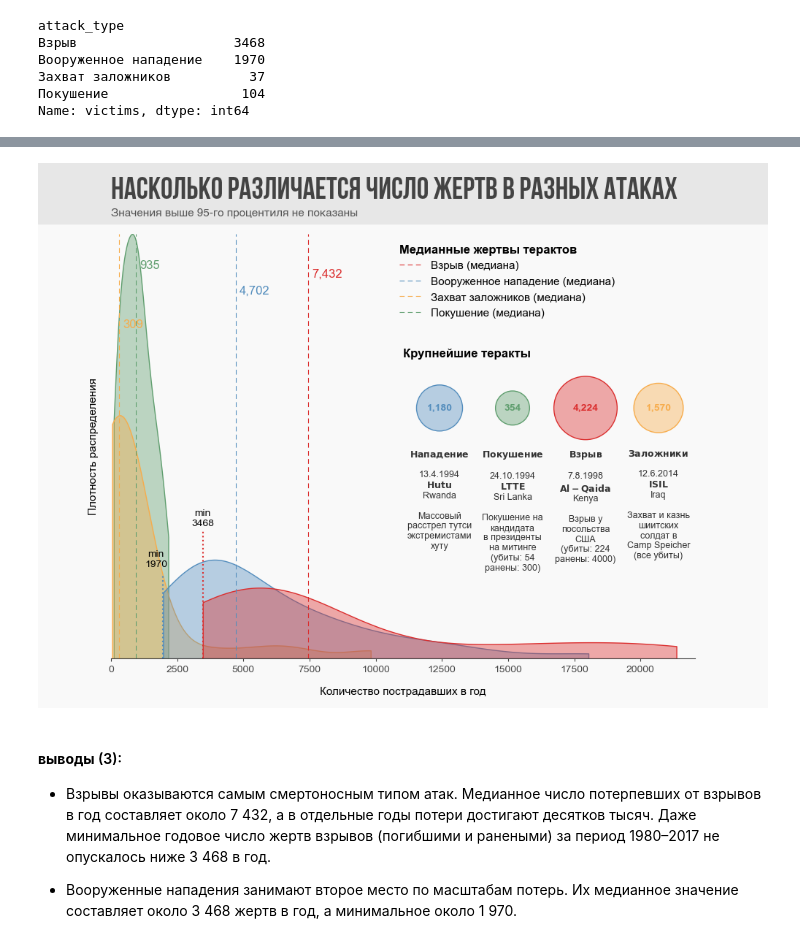
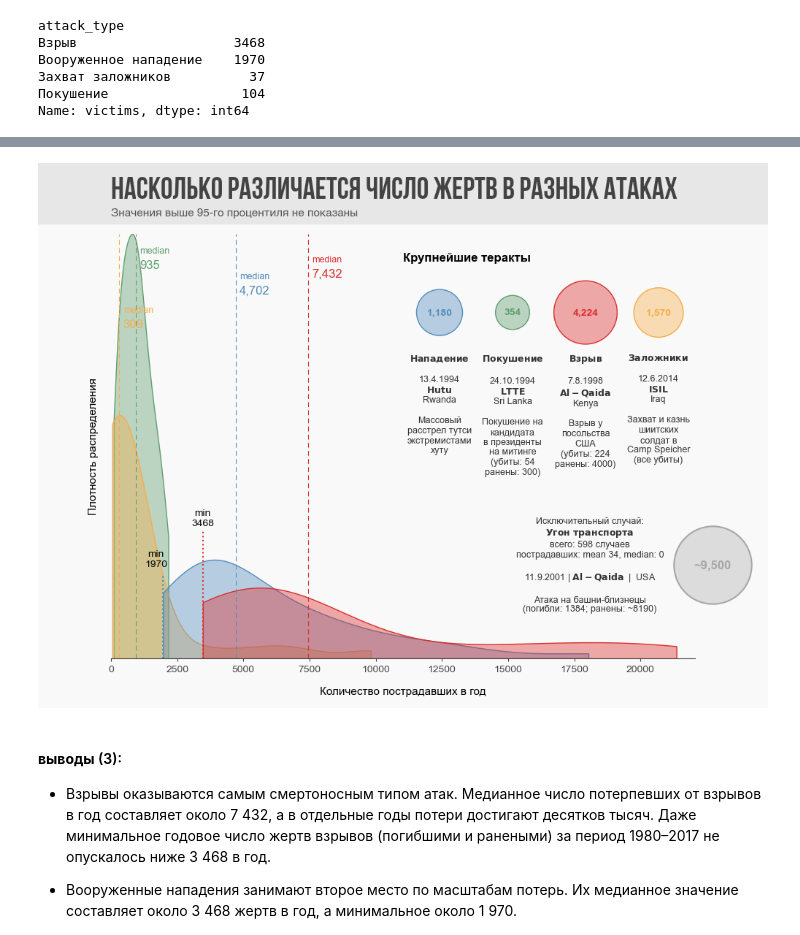
Before and after one commit to niki3080/EDA_Terrorism_ds, a Jupyter notebook: notebooks/02_EDA.ipynb, the cells around one changed output, grey strips where cells are left out. Drawn from its saved outputs; the diff is of its cells as text; code cells hidden in the pictures.

Commit message:
update EDA plots and notebook

```diff
--- a/notebooks/02_EDA.ipynb
+++ b/notebooks/02_EDA.ipynb
@@ -285,7 +285,7 @@ plt.show()
 **Распределения типов атак по количеству жертв**
 # %%
 # выбранные типы атак
-selected_attack = ['Взрыв', 'Вооруженное нападение', 'Покушение', 'Захват заложников']
+selected_attack = ['Взрыв', 'Вооруженное нападение', 'Покушение', 'Захват заложников',]
 
 # сумма погибших по годам
 killed_year = (
@@ -336,7 +336,8 @@ attack_short = {
     "Вооруженное нападение": "Нападение",
     "Покушение": "Покушение",
     "Взрыв": "Взрыв",
-    "Захват заложников": "Заложники"
+    "Захват заложников": "Заложники",
+    "Угон транспорта": "Угон"
 }
 
 events["attack_short"] = events["attack_type"].map(attack_short)
@@ -374,14 +420,15 @@ events
 import matplotlib.colors as mcolors
 
 palette = ATTACK_COLORS
-colors = events['attack_type'].map(ATTACK_COLORS)
+colors = events['attack_type'].map(ATTACK_COLORS).fillna("#a7a7a7")
 
 fig, ax = plt.subplots()
 
 # KDE
 ax = sb.kdeplot(data=data_plot, x='victims',
     hue='attack_type', palette=palette, fill=True,
-    common_norm=False, alpha=0.4, cut=0)
+    common_norm=False, alpha=0.4, cut=0,
+    legend=False)
 
 # слишком длинный хвост, берем 95 процентиль
 plt.xlim(0, p95)
@@ -391,23 +438,39 @@ y_offset = {
     "Взрыв": 0.92,
     "Вооруженное нападение": 0.88,
     "Покушение": 0.94,
-    "Захват заложников": 0.80}
+    "Захват заложников": 0.80,
+    }
 
 # медианы: линии
 for attack, victims in medians.items():
     ax.axvline(victims,
         color=palette[attack],
         ls='--', lw=0.8,
-        label=f"{attack} (медиана)")
+        )
 
-    # медианы: значения
+    y = ax.get_ylim()[1] * y_offset[attack]
+
+    # число
     ax.text(
-        victims+150,
-        ax.get_ylim()[1] * y_offset[attack],
+        victims + 150,
+        y,
         f"{victims:,}",
         color=palette[attack],
-        ha="left", va="top",
-        fontsize=12)
+        ha="left",
+        va="top",
+        fontsize=12
+    )
+
+    # подпись median
+    ax.text(
+        victims + 150,
+        y + ax.get_ylim()[1]*0.01,
+        "median",
+        color=palette[attack],
+        ha="left",
+        va="bottom",
+        fontsize=9
+    )
 
 # минимумы: линии
 ax.axvline(mins['Взрыв'], ymax=0.3, color=palette['Взрыв'], ls=":", lw=1.5)
@@ -424,7 +487,7 @@ ax.set_yticks([])
 plt.xlabel("Количество пострадавших в год\n")
 plt.ylabel("Плотность распределения")
 
-style_legend(ax, 'Медианные жертвы терактов', loc='tr', shift_x=-0.12)
+# style_legend(ax, 'Медианные жертвы терактов', loc='tr', shift_x=-0.12)
 style_title(ax,
     "Насколько различается число жертв в разных атаках",
     "Значения выше 95-го процентиля не показаны")
@@ -434,8 +497,8 @@ style_title(ax,
 
 from mpl_toolkits.axes_grid1.inset_locator import inset_axes
 
-ax_inset = inset_axes(ax, width="50%", height="17%", loc="center right", borderpad=0,
-                      bbox_to_anchor=(0, 0.09, 1, 1), bbox_transform=ax.transAxes,)
+ax_inset = inset_axes(ax, width="50%", height="17%", loc="upper right", borderpad=0,
+                      bbox_to_anchor=(0, -0.1, 1, 1), bbox_transform=ax.transAxes,)
 
 sizes = np.sqrt(events['victims']) * 60
 
@@ -456,34 +519,81 @@ for i, victims in enumerate(events['victims']):
 
 # комментарии к событиям
 labels = [
     f"$\\bf{{{row['attack_short']}}}$\n\n"
     f"{row['day']}.{row['month']}.{row['year']}\n"
     f"$\\bf{{{row['group_name']}}}$\n"
     f"{row['country']}\n\n"
     f"{row['summary']}"
     for _, row in events.iterrows()
 ]
 
 for i, txt in enumerate(labels):
     ax_inset.text(i, -0.45, txt, ha="center", va="top", fontsize=9, color='#333333')
 
 for spine in ax_inset.spines.values():
     spine.set_visible(False)
 
+
+# outlier -----------------
+
+x_outlier = p95 * 1.03
+y_outlier = ax.get_ylim()[1] * 0.22
+
+ax.scatter(
+    x_outlier,
+    y_outlier,
+    s=np.sqrt(9574) * 60,
+    facecolors=mcolors.to_rgba(ATTACK_COLORS["Угон транспорта"], 0.35),
+    edgecolors=ATTACK_COLORS["Угон транспорта"],
+    linewidth=1.5,
+    clip_on=False
+)
+
+# значение
+ax.text(
+    x_outlier, y_outlier,
+    "~9,500",
+    ha="center", va="center",
+    fontsize=12, weight="bold",
+    color=ATTACK_COLORS["Угон транспорта"]
+)
+
+row = hijack.iloc[0]
+
+outlier_text = (
+    f"Исключительный случай:\n"
+    f"$\\bf{{{row['attack_type']}}}$\n"
+    f"всего: {row['total_events']} случаев\n"
+    f"пострадавших: mean {row['mean']}, median: {row['median']}\n\n"
+    f"{row['day']}.{row['month']}.{row['year']} | $\\bf{{{row['group_name']}}}$  |  {row['country']}\n\n"
+    f"{row['summary']}\n"
+    f"(погибли: {row['killed']}; ранены: ~{row['victims'] - row['killed']})"
+)
+
+ax.text(
+    x_outlier - p95*0.21,
+    y_outlier,
+    outlier_text,
+    ha="center", va="center",
+    fontsize=9, color="#333333"
+)
+
+# -------------------------
+
 ax_inset.set_xticks([])
 ax_inset.set_yticks([])
 ax_inset.set_xlim(-0.5, len(events)-0.5)
 ax_inset.set_ylim(-0.4, 0.4)
 
 ax_inset.set_title("Крупнейшие теракты", fontsize=12)
 
 
 fig.savefig(os.path.join(path_to_save_images, f'{image_name_prefix}_image_3.png'),
                 dpi=300, bbox_inches="tight")
 
 plt.show()
 # %% [output]
-[figure, old version]
+[figure, new version]
 # %% [markdown]
 #### **выводы** (3):
 - Взрывы оказываются самым смертоносным типом атак.
```
Also changed, not shown: parts of 1 cell of this notebook, 3 other files.
